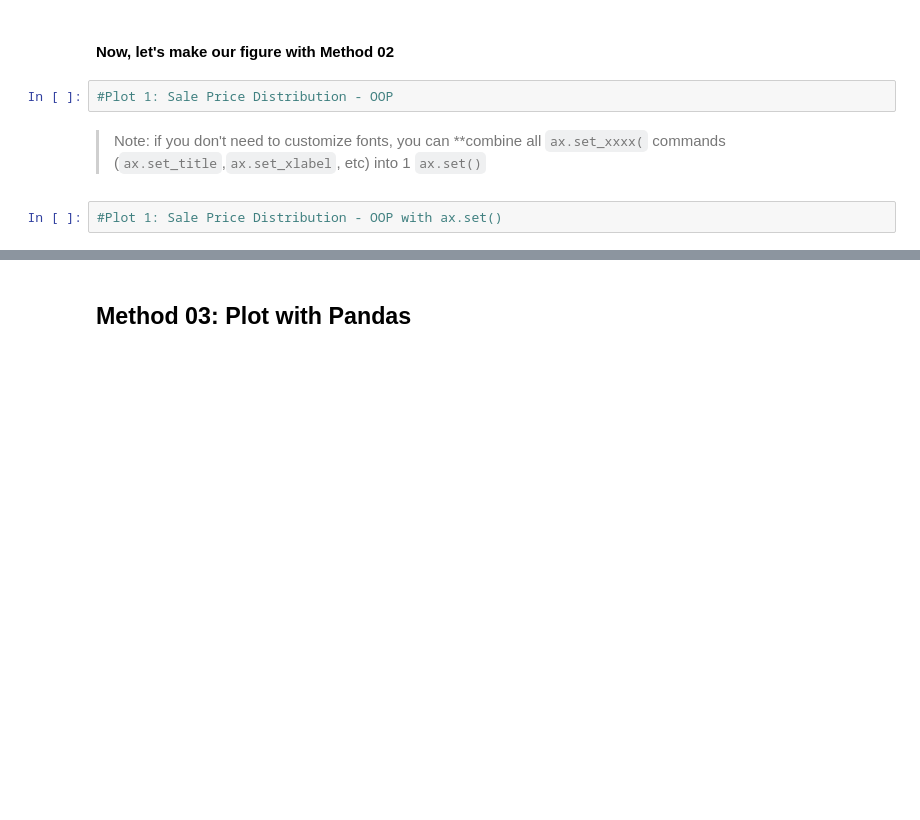
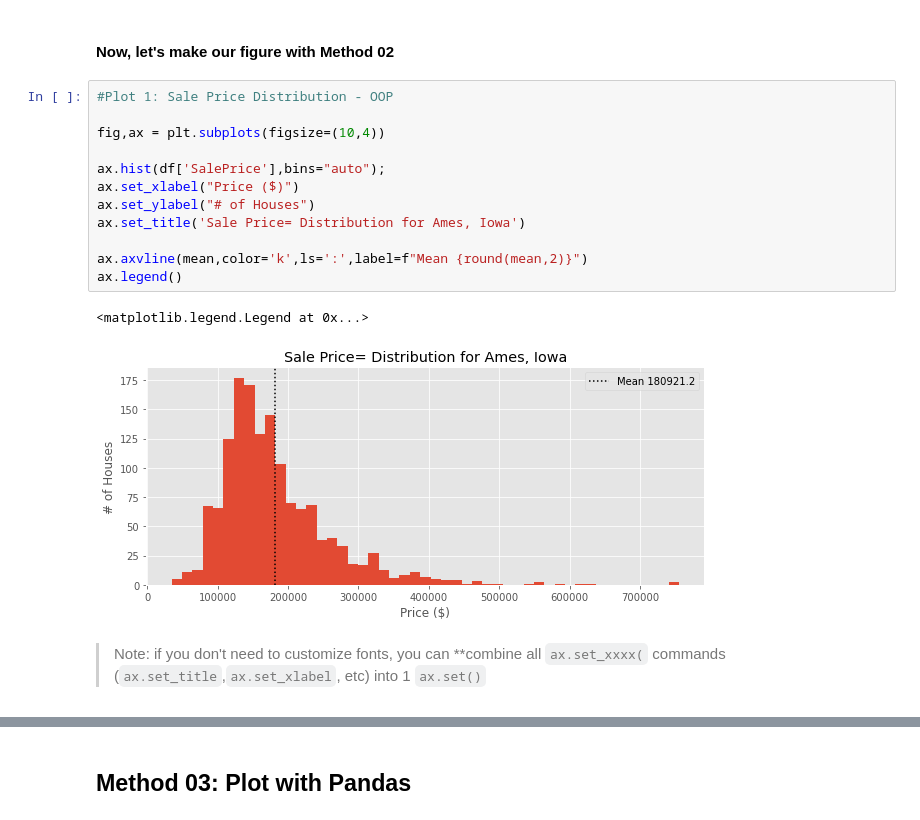
Before and after one commit to flatiron-school/ds-flex-fundamentals-of-data-visualization-2021, a Jupyter notebook: Fundamentals of Visualizations_v1_SG.ipynb, the cells around one changed output, grey strips where cells are left out. Saved outputs shown, nothing was run; the diff lists cells and outputs as text; blank space fills up the shorter version.

```diff
--- a/Fundamentals of Visualizations_v1_SG.ipynb
+++ b/Fundamentals of Visualizations_v1_SG.ipynb
@@ -220,8 +292,19 @@ df.info()
 # %% [markdown]
 #### Now, let's make our figure with Method 02
-# %%
-#Plot 1: Sale Price Distribution - OOP
+# %%
+#Plot 1: Sale Price Distribution - OOP
+
+fig,ax = plt.subplots(figsize=(10,4))
+
+ax.hist(df['SalePrice'],bins="auto");
+ax.set_xlabel("Price ($)")
+ax.set_ylabel("# of Houses")
+ax.set_title('Sale Price= Distribution for Ames, Iowa')
+
+ax.axvline(mean,color='k',ls=':',label=f"Mean {round(mean,2)}")
+ax.legend()
+# %% [output]
+<matplotlib.legend.Legend at 0x...>
+[figure, added]
 # %% [markdown]
 > Note: if you don't need to customize fonts, you can **combine all `ax.set_xxxx(` commands (`ax.set_title`,`ax.set_xlabel`, etc) into 1 `ax.set()`
-# %%
-#Plot 1: Sale Price Distribution - OOP with ax.set()
```
Also changed, not shown: parts of 38 cells of this notebook.
